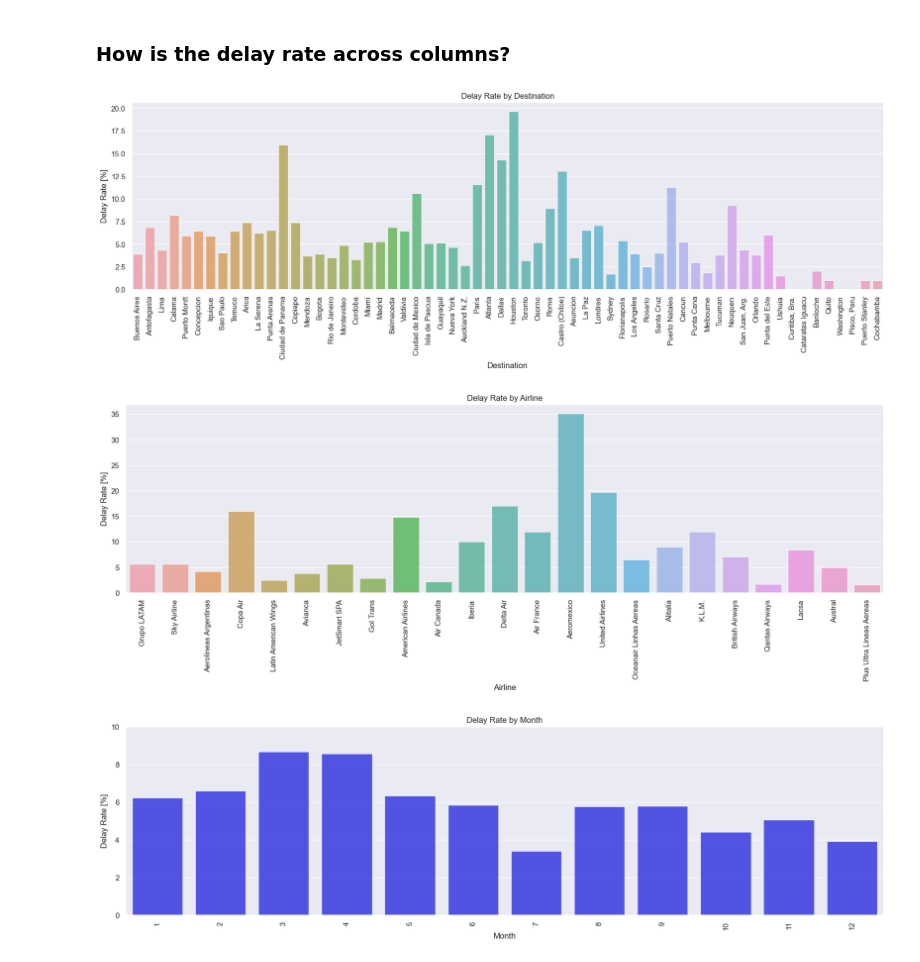
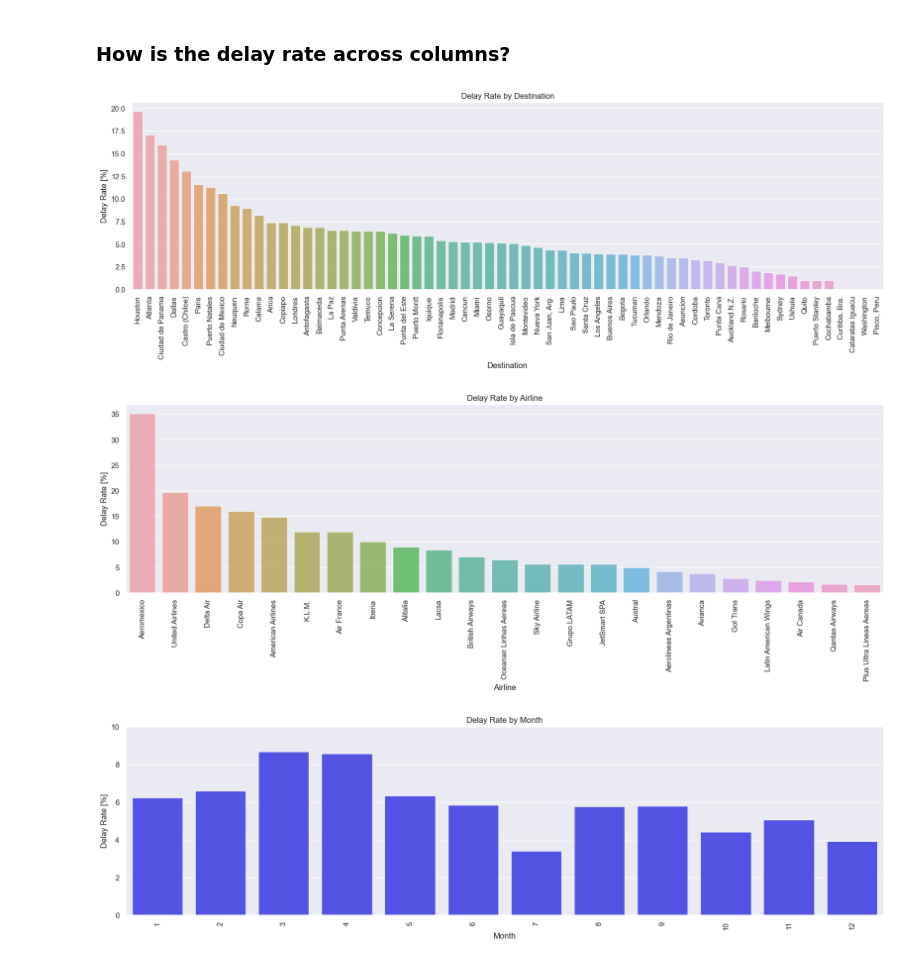
Before and after one commit to Matiasbarrera90/flight-delay-prediction, a Jupyter notebook: challenge/exploration.ipynb, the cells around one changed output. Drawn from its saved outputs; the diff is of its cells as text; code cells hidden in the pictures.

```diff
--- a/challenge/exploration.ipynb
+++ b/challenge/exploration.ipynb
@@ -266,6 +266,8 @@ Index(['Fecha-I', 'Vlo-I', 'Ori-I', 'Des-I', 'Emp-I', 'Fecha-O', 'Vlo-O',
 ### How is the delay rate across columns?
 # %%
 def get_rate_from_column(data, column):
+    """Calculate delay rates (%) for each unique value in the specified column."""
+    # Initialize dictionary to count delays per column value
     delays = {}
     for _, row in data.iterrows():
         if row['delay'] == 1:
@@ -273,8 +275,11 @@ def get_rate_from_column(data, column):
                 delays[row[column]] = 1
             else:
                 delays[row[column]] += 1
+
+    # Get total count per column value as a dictionary
     total = data[column].value_counts().to_dict()
 
+    # Compute rates: total/delays, default to 0 if no delays
     rates = {}
     for name, total in total.items():
         if name in delays:
@@ -282,30 +287,61 @@ def get_rate_from_column(data, column):
         else:
             rates[name] = 0
 
-    return pd.DataFrame.from_dict(data = rates, orient = 'index', columns = ['Tasa (%)'])
+    # Return as DataFrame with 'Tasa (%)' column
+    return pd.DataFrame.from_dict(data=rates, orient='index', columns=['Tasa (%)'])
 # %%
 destination_rate = get_rate_from_column(data, 'SIGLADES')
 destination_rate_values = data['SIGLADES'].value_counts().index
-plt.figure(figsize = (20,5))
-sns.barplot(x=destination_rate_values, y=destination_rate['Tasa (%)'], alpha = 0.75)
+
+# Ensure destination_rate_values and destination_rate['Tasa (%)'] are aligned
+destination_rate_sorted = destination_rate.loc[destination_rate_values]
+
+# Sort the values of destination_rate_values according to the values of destination_rate['Tasa (%)']
+sorted_destination_rate = destination_rate_sorted.sort_values(by='Tasa (%)', ascending=False)
+
+# Create a new figure with a specified size
+plt.figure(figsize=(20, 5))
+
+# Create a bar plot with Seaborn
+sns.barplot(x=sorted_destination_rate.index, y=sorted_destination_rate['Tasa (%)'], alpha=0.75)
+
+# Set the parameters of the plot
 plt.title('Delay Rate by Destination')
 plt.ylabel('Delay Rate [%]', fontsize=12)
 plt.xlabel('Destination', fontsize=12)
+
+# Rotate x-axis labels 90 degrees for readability with many destinations
 plt.xticks(rotation=90)
+
 plt.show()
 # %% [output]
-[figure, old version]
+[figure, new version]
 # %%
 airlines_rate = get_rate_from_column(data, 'OPERA')
 airlines_rate_values = data['OPERA'].value_counts().index
-plt.figure(figsize = (20,5))
-sns.barplot(x=airlines_rate_values, y=airlines_rate['Tasa (%)'], alpha = 0.75)
+
+# Ensure airlines_rate_values and airlines_rate['Tasa (%)'] are aligned
+airlines_rate_sorted = airlines_rate.loc[airlines_rate_values]
+
+# Sort the values of airlines_rate_values according to the values of airlines_rate['Tasa (%)']
+sorted_airlines_rate = airlines_rate_sorted.sort_values(by='Tasa (%)', ascending=False)
+
+# Create a new figure with a specified size
+plt.figure(figsize=(20, 5))
+
+# Create a bar plot with Seaborn
+sns.barplot(x=sorted_airlines_rate.index, y=sorted_airlines_rate['Tasa (%)'], alpha=0.75)
+
+# Set the parameters of the plot
 plt.title('Delay Rate by Airline')
 plt.ylabel('Delay Rate [%]', fontsize=12)
 plt.xlabel('Airline', fontsize=12)
+
+# Rotate the x-axis labels by 90 degrees for better readability
 plt.xticks(rotation=90)
+
 plt.show()
 # %% [output]
-[figure, old version]
+[figure, new version]
 # %%
 month_rate = get_rate_from_column(data, 'MES')
```
Also changed, not shown: parts of 46 cells of this notebook.
